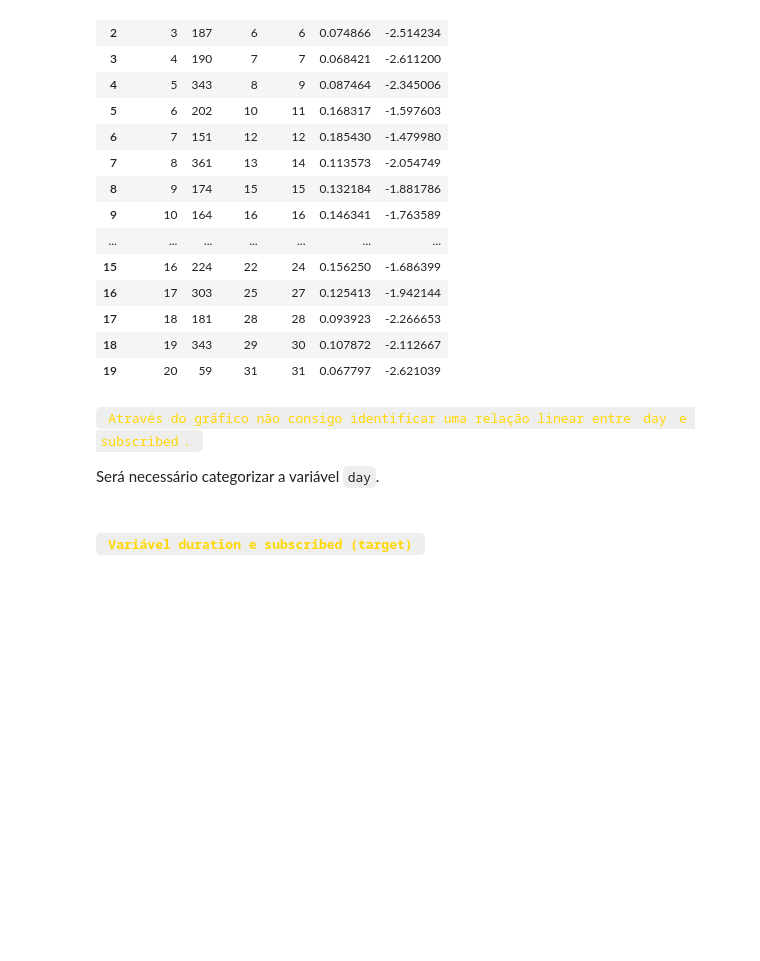
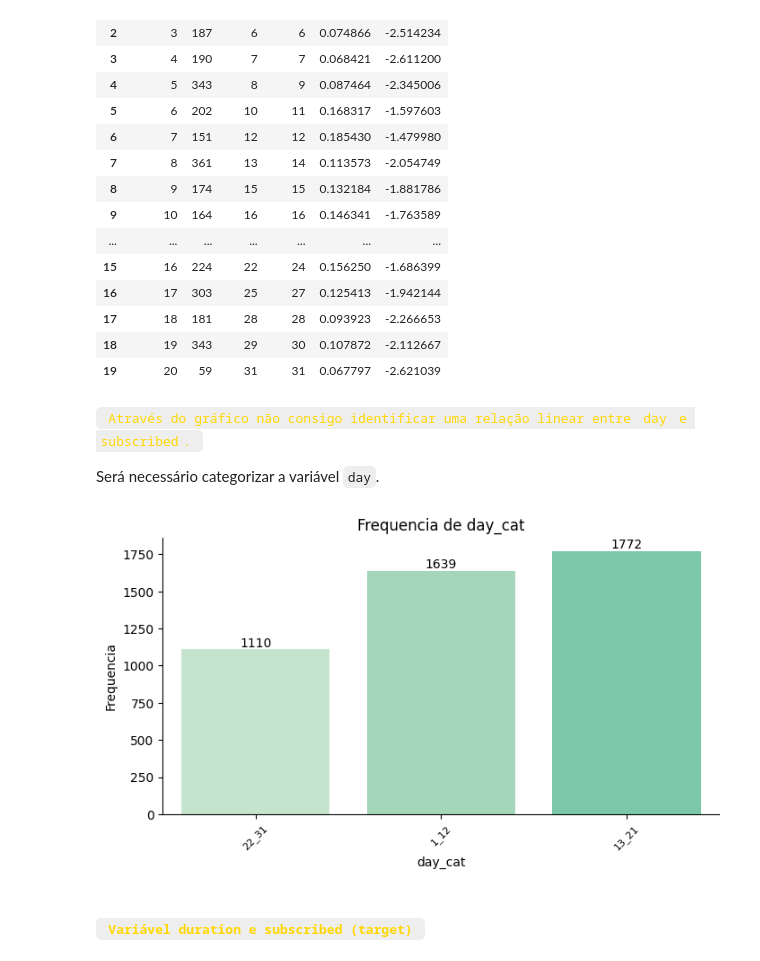
Before and after one commit to AAndreo/bank.marketing, a Jupyter notebook: bank_marketing/eda.ipynb, the cells around one changed output. Saved outputs shown, nothing was run; the diff lists cells and outputs as text; code cells hidden in the pictures; blank space fills up the shorter version.

```diff
--- a/bank_marketing/eda.ipynb
+++ b/bank_marketing/eda.ipynb
@@ -794,3 +809,7 @@ rl.analise_var_numerica_por_percentil(data=df_bank_marketing, x='day', y='subscr
+# %%
+eda_bank_marketing.plot_frequencia_cat(coluna='day_cat')
+# %% [output]
+[figure, added]
 # %% [markdown]
 ##### <code style="color:gold"> Variável duration e subscribed (target)  </code>
 # %%
```
Also changed, not shown: parts of 267 cells of this notebook, 3 other files.
